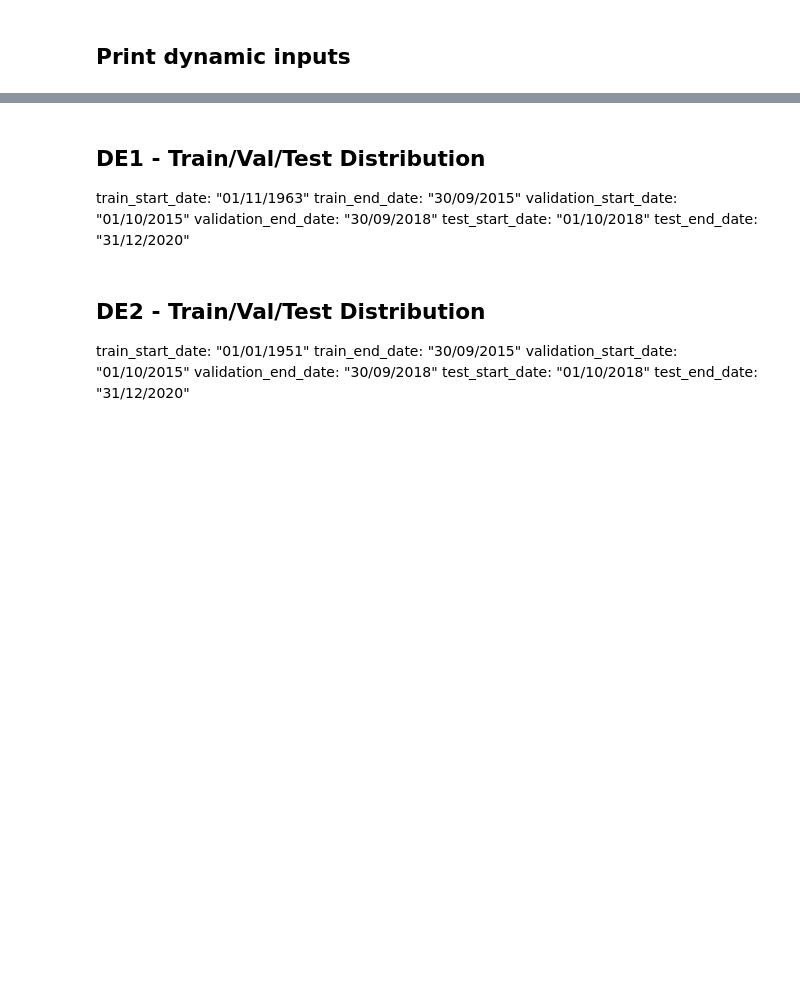
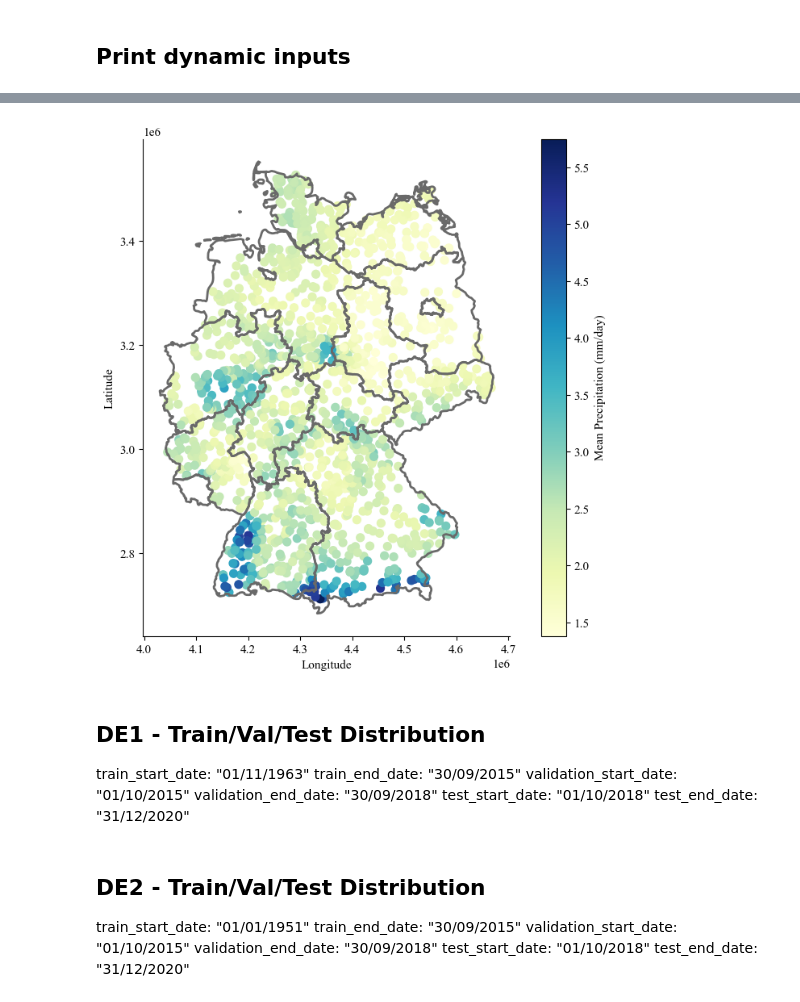
Before and after one commit to gjohnen1/neuralhydrology, a Jupyter notebook: camels_harz/inspect_catchments_harz.ipynb, the cells around one changed output, grey strips where cells are left out. Cells and saved outputs as stored; diff of their text form; code cells hidden in the pictures; blank space fills up the shorter version.

```diff
--- a/camels_harz/inspect_catchments_harz.ipynb
+++ b/camels_harz/inspect_catchments_harz.ipynb
@@ -101,3 +113,51 @@ temperature_max
+# %%
+# First, create the new gauge_id and gauge_name columns in gdf_harz
+gdf_harz['gauge_id'] = ['DE' + str(i) for i in range(len(gdf_harz))]
+gdf_harz['gauge_name'] = gdf_harz['Location']
+
+# Select only the necessary columns (gauge_id, gauge_name, geometry) from gdf_harz
+gdf_harz_cleaned = gdf_harz[['gauge_id', 'gauge_name', 'geometry']]
+
+# Now concatenate gdf_camels with gdf_harz_cleaned
+gdf_combined = gpd.GeoDataFrame(pd.concat([gdf_camels, gdf_harz_cleaned], ignore_index=True))
+# %%
+# read climate data stored under:
+# data/camels_de/CAMELS_DE_climatic_attributes.csv
+df_climate = pd.read_csv(data_dir / 'CAMELS_DE_climatic_attributes.csv', index_col=0)
+# %%
+import geopandas as gpd
+import pandas as pd
+import matplotlib.pyplot as plt
+
+# Reset the index without adding it as a new column
+df_climate = df_climate.reset_index(drop=True)
+
+# Merge the combined GeoDataFrame with df_climate on 'gauge_id'
+gdf_combined_with_climate = gdf_combined.merge(df_climate[['gauge_id', 'p_mean']], on='gauge_id', how='left')
+
+# Plot the data
+fig, ax = plt.subplots(figsize=(10, 8))
+
+# Plot the points, color-coded by p_mean
+gdf_combined_with_climate.plot(column='p_mean', cmap='YlGnBu', legend=True,
+                               ax=ax, markersize=50,
+                               legend_kwds={'label': "Mean Precipitation (mm/day)",
+                                            'orientation': "vertical"})
+
+# Add state boundaries
+gdf_states.boundary.plot(ax=ax, color='dimgray', linewidth=2)
+
+# Set plot title and labels
+ax.set_xlabel('Longitude')
+ax.set_ylabel('Latitude')
+
+# sabe figure as high res png
+plt.savefig('precipitation_map.png', dpi=300)
+
+# Show the plot
+plt.show()
+# %% [output]
+[figure, added]
 # %% [markdown]
 ## DE1 - Train/Val/Test Distribution
 train_start_date: "01/11/1963"
```
Also changed, not shown: parts of 8 cells of this notebook.
